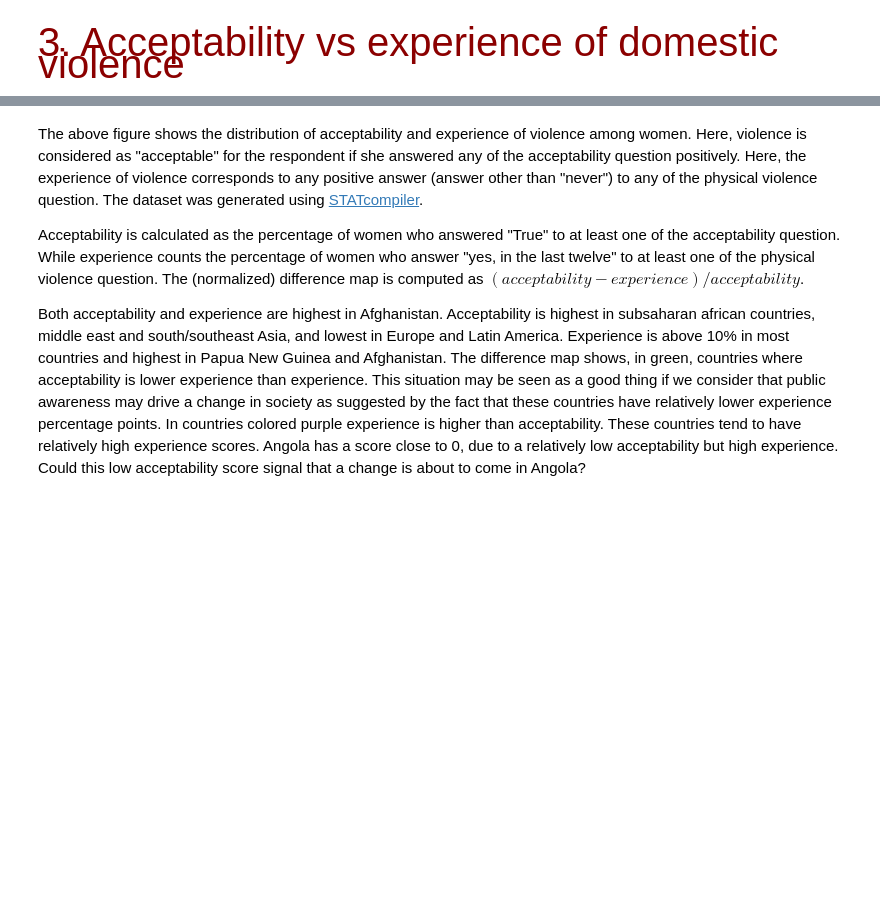
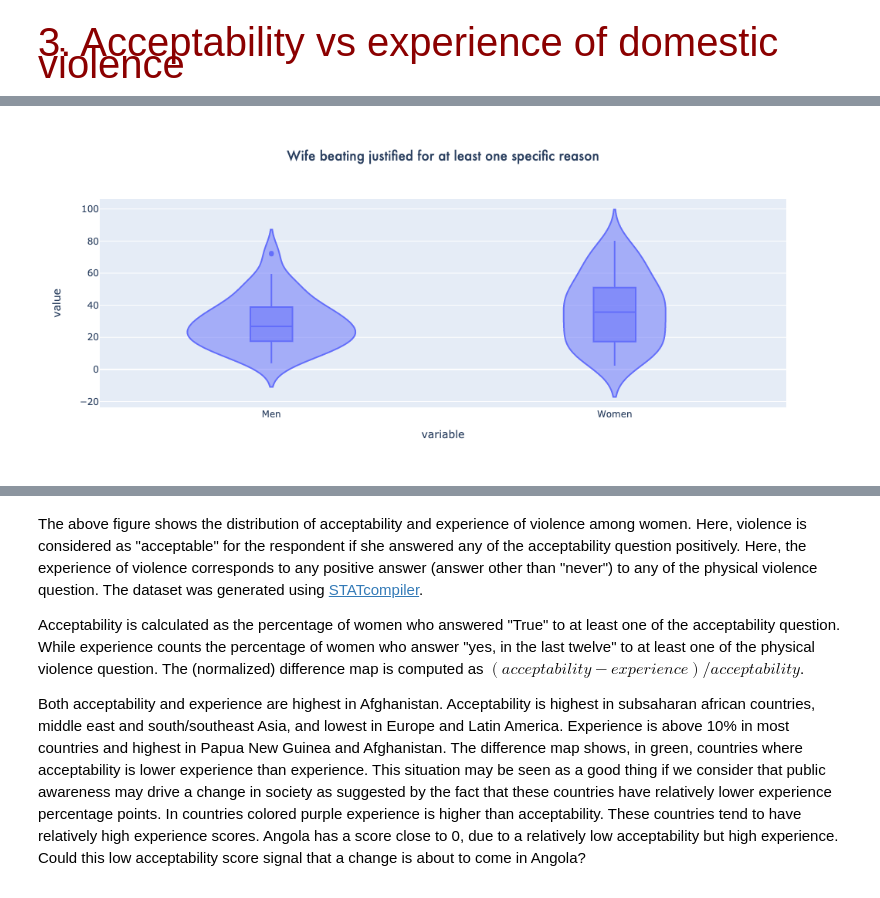
Before and after one commit to abauville/wai_hackathon_2021, a Jupyter notebook: report.ipynb, the cells around one changed output, grey strips where cells are left out. Drawn from its saved outputs; the diff is of its cells as text; code cells hidden in the pictures; blank space fills up the shorter version.

```diff
--- a/report.ipynb
+++ b/report.ipynb
@@ -151 +149,14 @@ Falling back to the 'python' engine because the 'c' engine does not support skip
+# %%
+# Distributions
+x = "Wife beating justified for at least one specific reason"
+y = "Physical violence committed by husband/partner in last 12 months"
+
+y_list = [x + " [Men]", x + " [Women]"]
+
+temp = df[y_list].copy().rename(dict(zip(y_list,["Men", "Women"])),axis=1)
+fig = px.violin(temp,box=True,title=x)
+fig.update_layout(title=dict(x=0.5,font=dict(family='Futura')))
+fig.show()
+# %% [output]
+[figure, added]
 # %%
```
Also changed, not shown: parts of 5 cells of this notebook.
